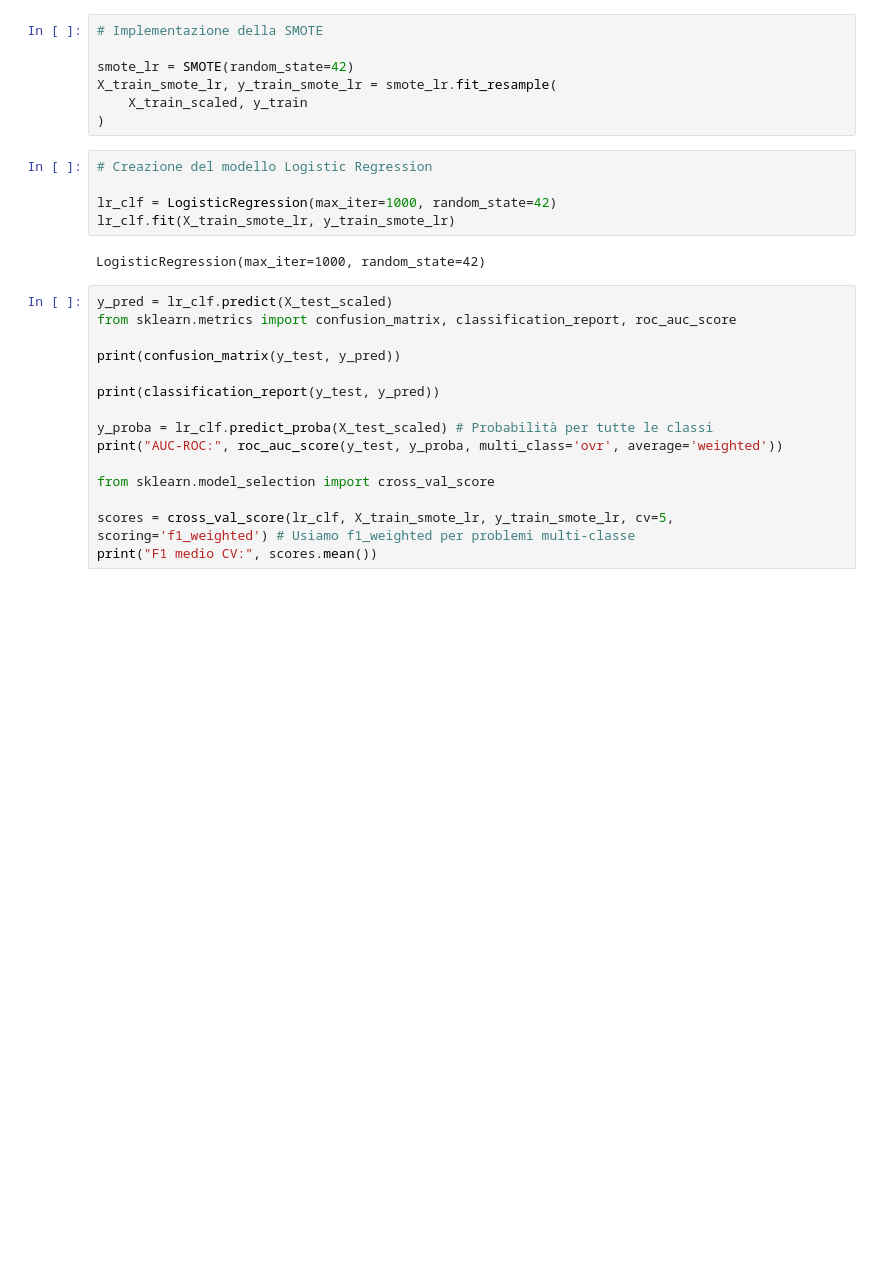
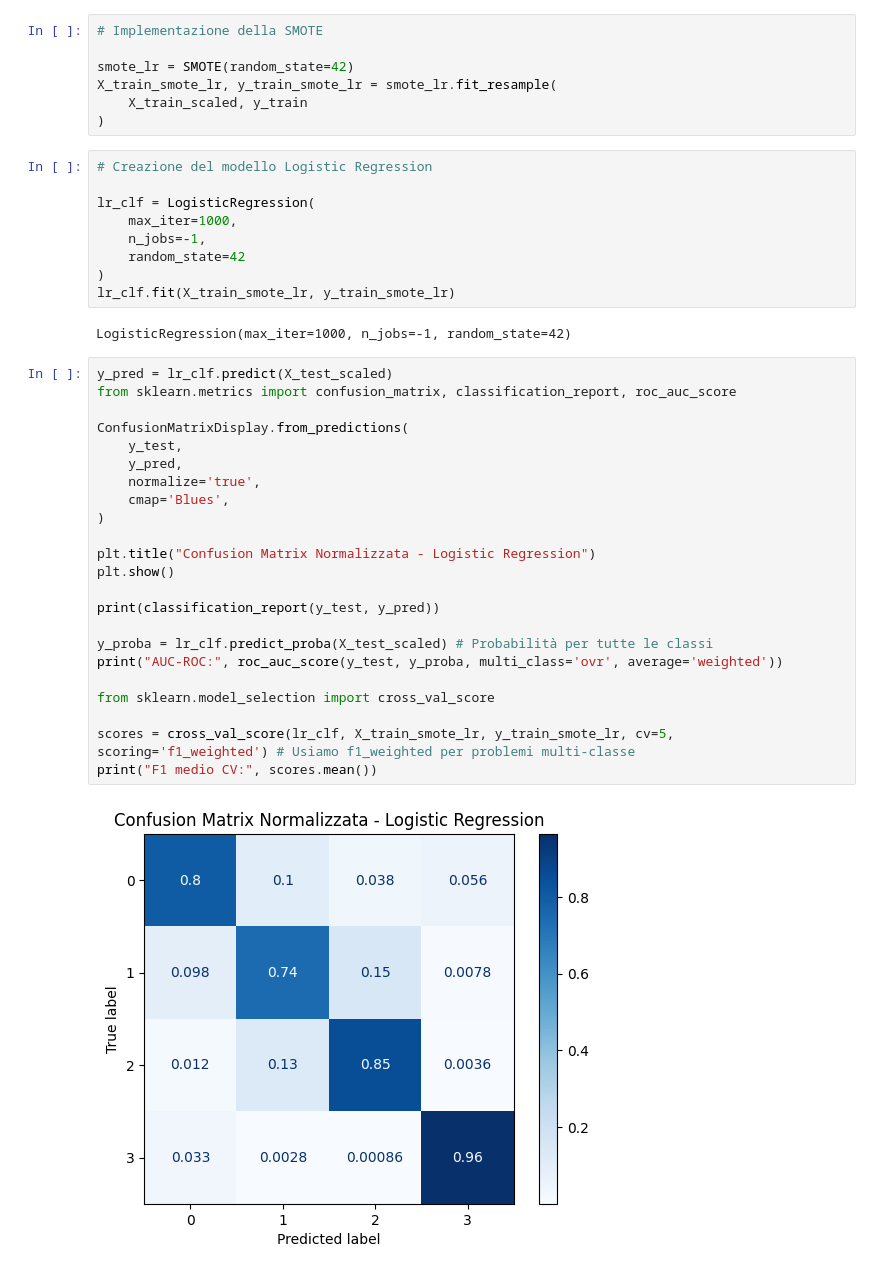
Before and after one commit to PlayMoodify/PlayMoodify.model, a Jupyter notebook: Project.ipynb, the cells around one changed output. Drawn from its saved outputs; the diff is of its cells as text; blank space fills up the shorter version.

Commit message:
fix: Confusion Matrix Logistic Regression

```diff
--- a/Project.ipynb
+++ b/Project.ipynb
@@ -477,23 +479,36 @@ X_train_smote_lr, y_train_smote_lr = smote_lr.fit_resample(
 # %%
 # Creazione del modello Logistic Regression
 
-lr_clf = LogisticRegression(max_iter=1000, random_state=42)
+lr_clf = LogisticRegression(
+    max_iter=1000,
+    n_jobs=-1,
+    random_state=42
+)
 lr_clf.fit(X_train_smote_lr, y_train_smote_lr)
 # %% [output]
-LogisticRegression(max_iter=1000, random_state=42)
+LogisticRegression(max_iter=1000, n_jobs=-1, random_state=42)
 # %%
 y_pred = lr_clf.predict(X_test_scaled)
 from sklearn.metrics import confusion_matrix, classification_report, roc_auc_score
 
-print(confusion_matrix(y_test, y_pred))
+ConfusionMatrixDisplay.from_predictions(
+    y_test,
+    y_pred,
+    normalize='true',
+    cmap='Blues',
+)
+
+plt.title("Confusion Matrix Normalizzata - Logistic Regression")
+plt.show()
 
 print(classification_report(y_test, y_pred))
 
 y_proba = lr_clf.predict_proba(X_test_scaled) # Probabilità per tutte le classi
 print("AUC-ROC:", roc_auc_score(y_test, y_proba, multi_class='ovr', average='weighted'))
 
 from sklearn.model_selection import cross_val_score
 
 scores = cross_val_score(lr_clf, X_train_smote_lr, y_train_smote_lr, cv=5, scoring='f1_weighted') # Usiamo f1_weighted per problemi multi-classe
 print("F1 medio CV:", scores.mean())
 # %% [output]
+[figure, added]
```
Also changed, not shown: parts of 2 cells of this notebook.
